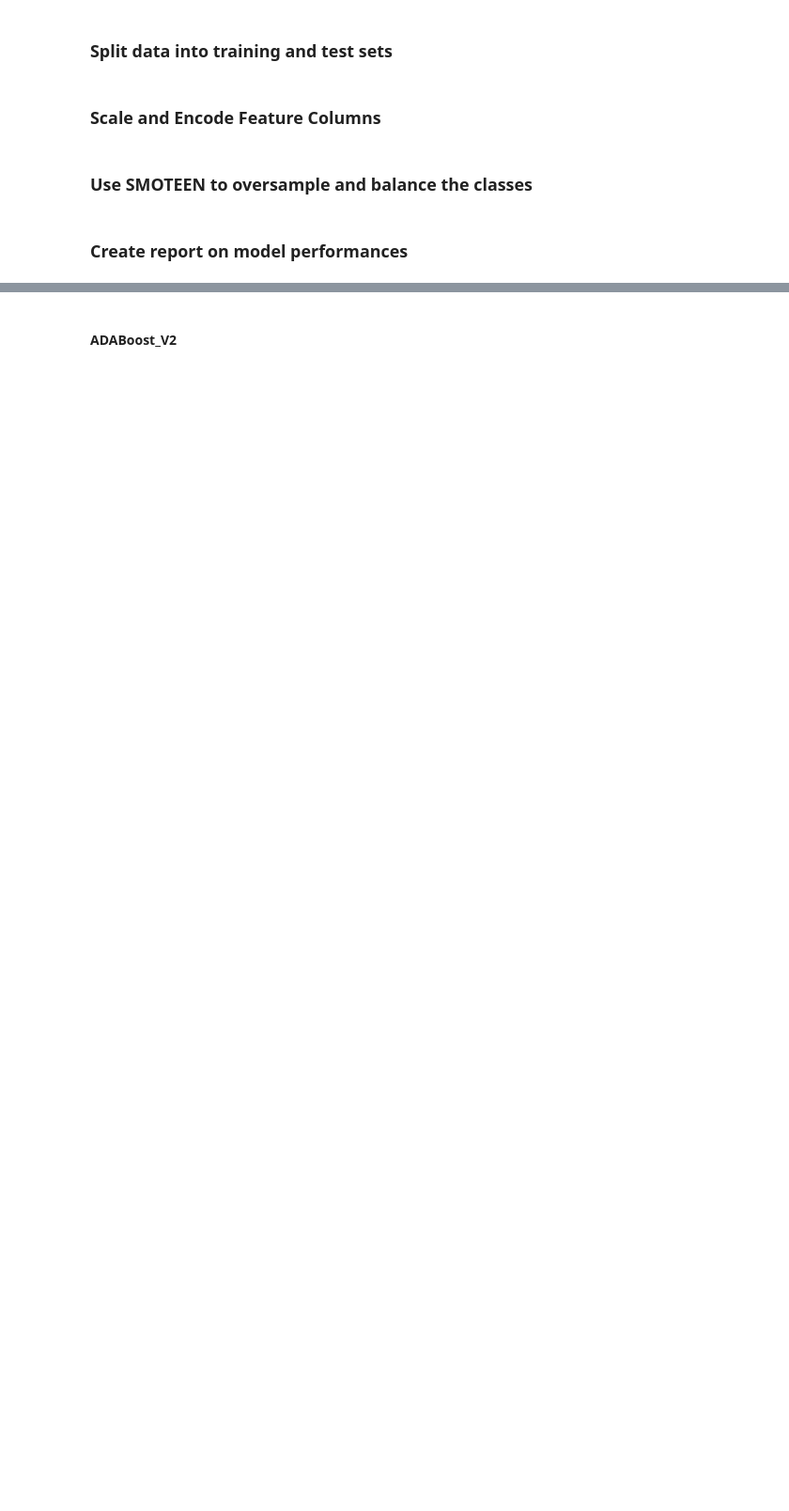
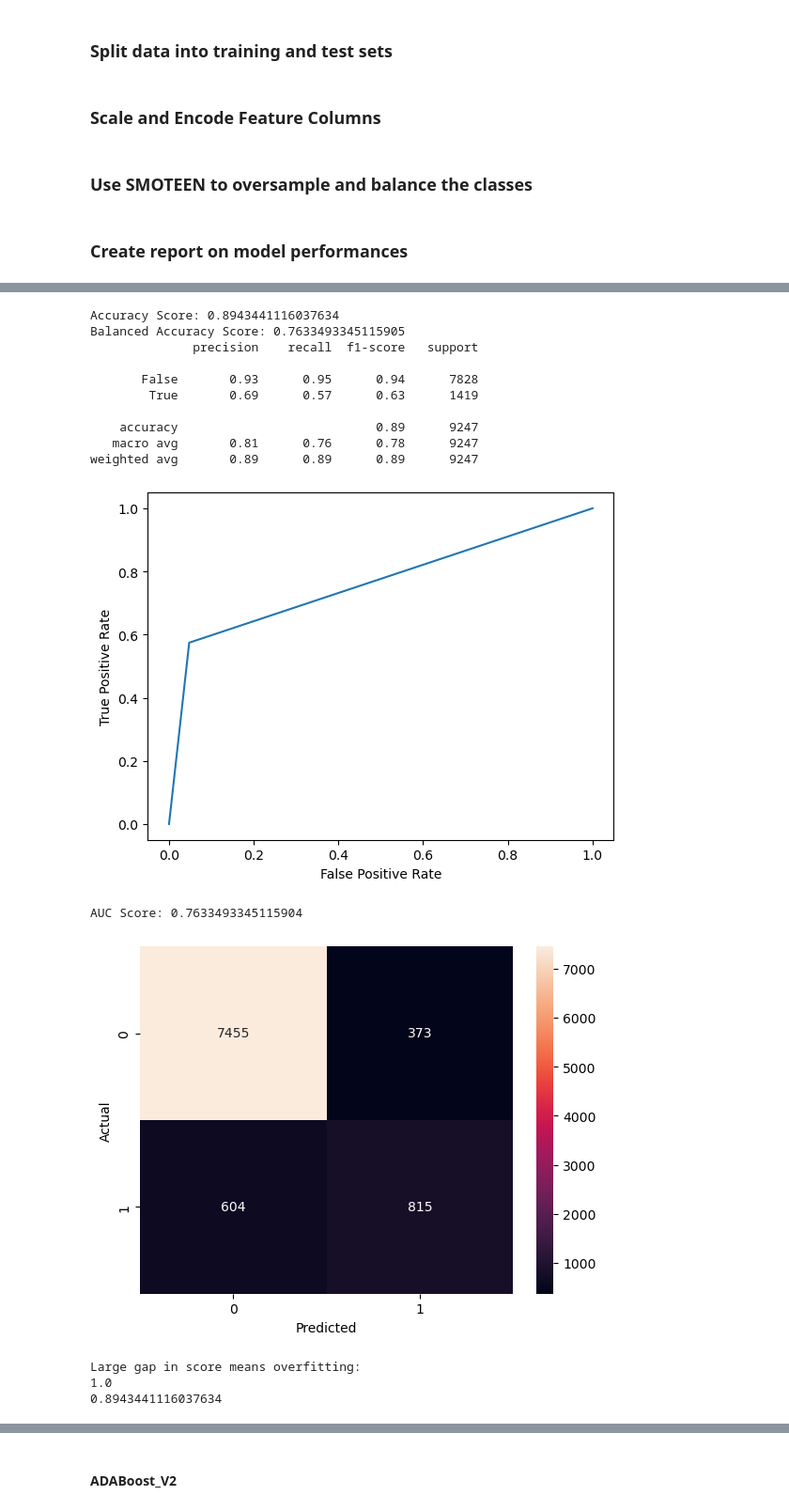
Before and after one commit to DaxKelson/aibootcampGroup3Project2, a Jupyter notebook: Project2.ipynb, the cells around one changed output, grey strips where cells are left out. Shown at 94% size. Drawn from its saved outputs; the diff is of its cells as text; code cells hidden in the pictures; blank space fills up the shorter version.

Commit message:
Added XGBoost and ADABoost evaluations

```diff
--- a/Project2.ipynb
+++ b/Project2.ipynb
@@ -146,0 +157,21 @@ X_train_bal, y_train_bal = smote.fit_resample(X_train, y_train)
+# %%
+#Without SMOTEEN
+model = Group3Models.model_xgboost_V1(X_train, y_train)
+Group3Models.evaluate_model(model, X_train, X_test, y_train, y_test)
+# %% [output]
+Accuracy Score: 0.8943441116037634
+Balanced Accuracy Score: 0.7633493345115905
+              precision    recall  f1-score   support
+
+       False       0.93      0.95      0.94      7828
+        True       0.69      0.57      0.63      1419
+
+    accuracy                           0.89      9247
+   macro avg       0.81      0.76      0.78      9247
+weighted avg       0.89      0.89      0.89      9247
+[figure, added]
+AUC Score: 0.7633493345115904
+[figure, added]
+Large gap in score means overfitting:
+1.0
+0.8943441116037634
```
Also changed, not shown: parts of 25 cells of this notebook, 2 other files.
